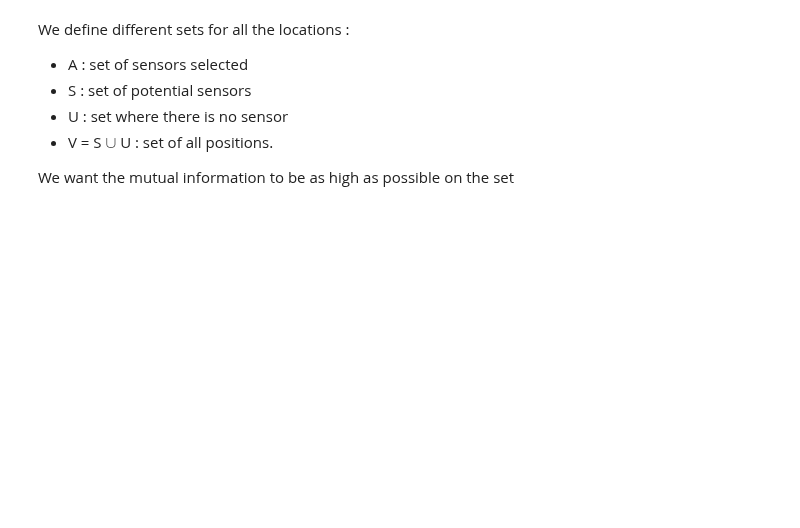
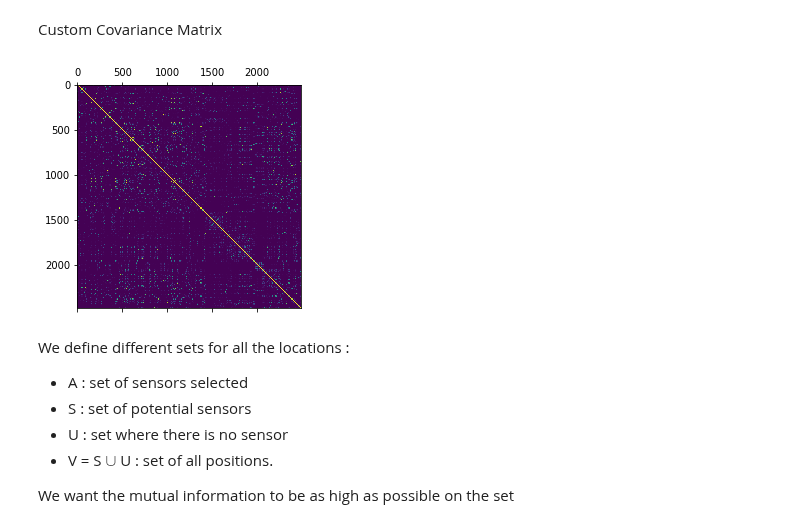
Before and after one commit to adrianlwn/MScProject_OptSensors_GP, a Jupyter notebook: Sensor Optimisation.ipynb, the cells around one changed output. Cells and saved outputs as stored; diff of their text form; code cells hidden in the pictures; blank space fills up the shorter version.

```diff
--- a/Sensor Optimisation.ipynb
+++ b/Sensor Optimisation.ipynb
@@ -5,9 +10,6 @@ from sensor_optimisation import *
 # %%
 # Load the Data for given time interval [0 -> 988]
-i_start = 100
-i_end = 200
-
-data_dict, location_df, time_vec = load_data(i_start,
-                                             i_end,
-                                             crop=((-5,5),(-5,5),(0,20))
-                                            )
+i_start = 0
+i_end = 988
+crop_bounds = ((-15,15),(-15,15),(0,30))
+field = 'TracerBackground'
@@ -21,0 +34,3 @@ tracerB_mat.shape
+# %%
+data_dict, _ , _  = load_VTK_data(0, 1, crop_bounds )
+field, d_mat, loc_df, time_vec = load_cropped_data(field ,crop_bounds,i_start,i_end)
@@ -37,3 +49,16 @@ tracerB_M.shape
+# %% [markdown]
+Custom Covariance Matrix
+# %%
+dist_mat = distance_matrix(loc_df)
+lengthscale = 3
+K_exp = exponential_kernel(dist_mat,lengthscale)
+
+K_mat32 = matern32_kernel(dist_mat,lengthscale)
+K_mat52 = matern52_kernel(dist_mat,lengthscale)
+# %%
+plt.matshow(K_mat52);
+# %% [output]
+[figure, added]
 # %% [markdown]
 We define different sets for all the locations :
 - A : set of sensors selected
```
Also changed, not shown: parts of 25 cells of this notebook, 4 other files.
